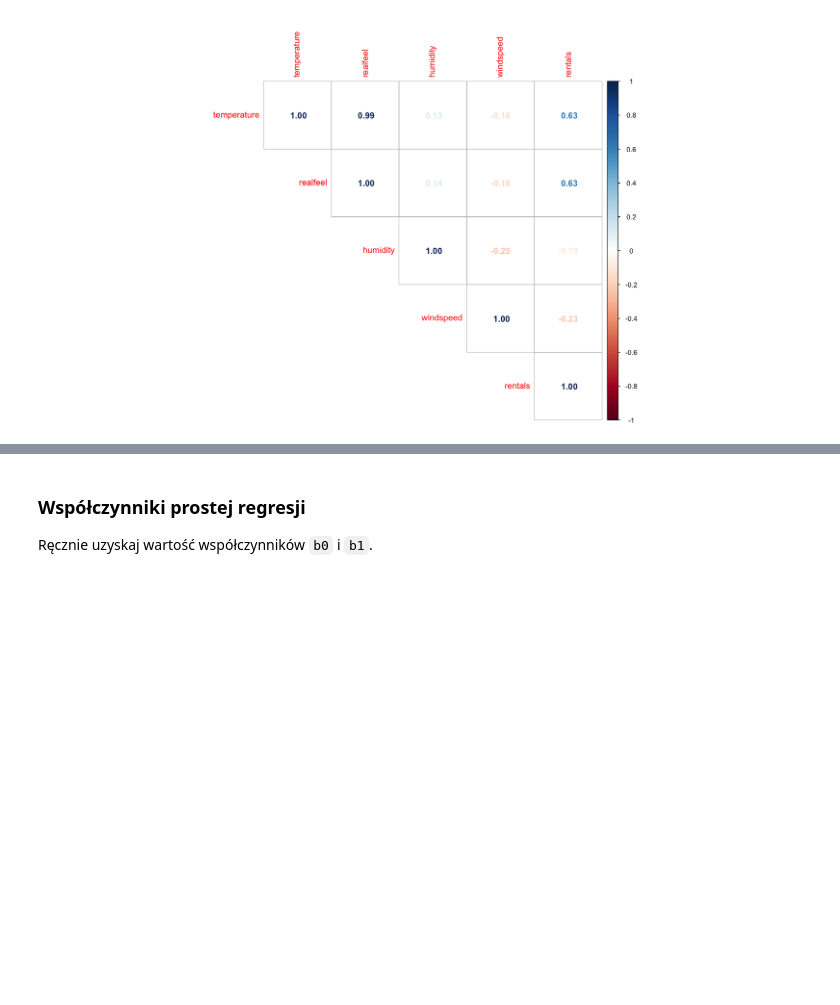
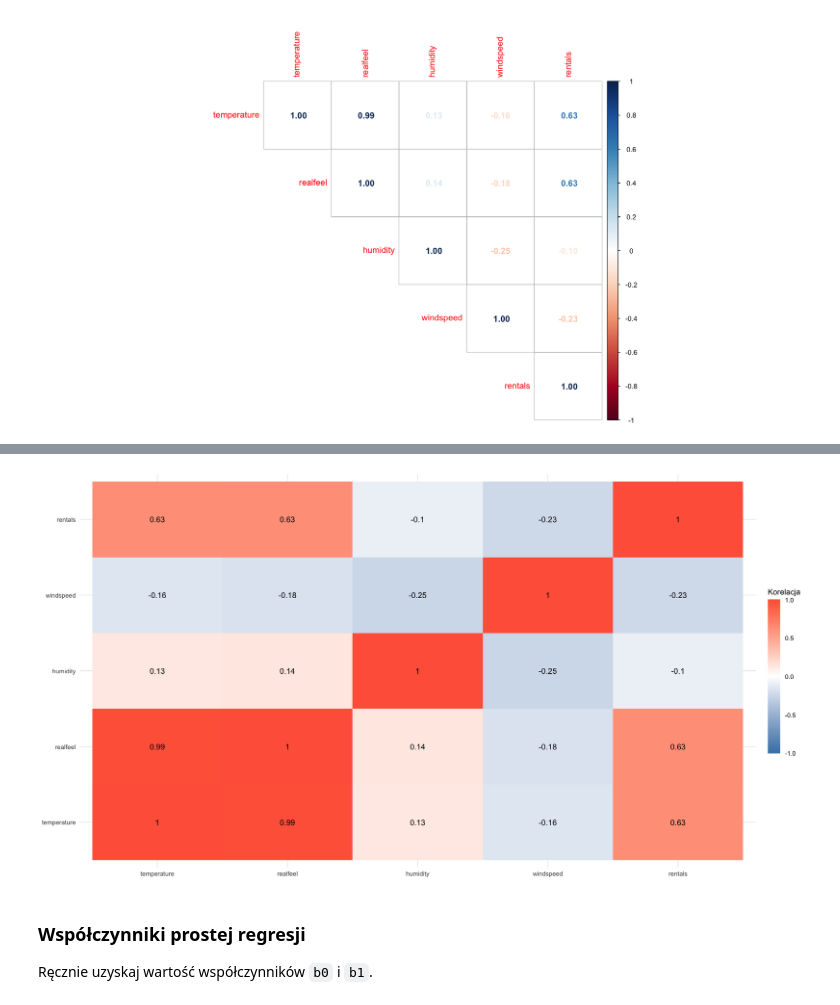
Before and after one commit to stawarzkrzysztof/uczenie_maszynowe_ifs2024, a Jupyter notebook: 16_10_2024/UM2024_regresja.ipynb, the cells around one changed output, grey strips where cells are left out. Cells and saved outputs as stored; diff of their text form; code cells hidden in the pictures; blank space fills up the shorter version.

```diff
--- a/16_10_2024/UM2024_regresja.ipynb
+++ b/16_10_2024/UM2024_regresja.ipynb
@@ -181,0 +216,3 @@ corrplot(rowery_korelacje, type = "upper", method = "number")
+# %%
+rowery_liczbowe_metled <- reshape2::melt(cor(rowery_liczbowe), varnames=c("x", "y"), value.name="Korelacja")
+head(rowery_liczbowe_metled)
@@ -181,0 +227,10 @@ corrplot(rowery_korelacje, type = "upper", method = "number")
+# %%
+ggplot(rowery_liczbowe_metled, aes(x = x, y = y)) +
+  geom_tile(aes(fill = Korelacja)) +
+  geom_text(aes(label = round(Korelacja, 2)), color = "black", face="bold") +
+  scale_fill_gradient2(low = "steelblue", mid = "white", high = "tomato",
+                       guide = guide_colorbar(ticks = FALSE, barheight = 15),
+                       limits = c(-1, 1)) +
+  theme_minimal() +
+  labs(x = NULL, y = NULL)
+# %% [output]
@@ -182,3 +239,4 @@ corrplot(rowery_korelacje, type = "upper", method = "number")
+[figure, added]
 # %% [markdown]
 ### Współczynniki prostej regresji
 
```
Also changed, not shown: parts of 17 cells of this notebook, 1 other file.
